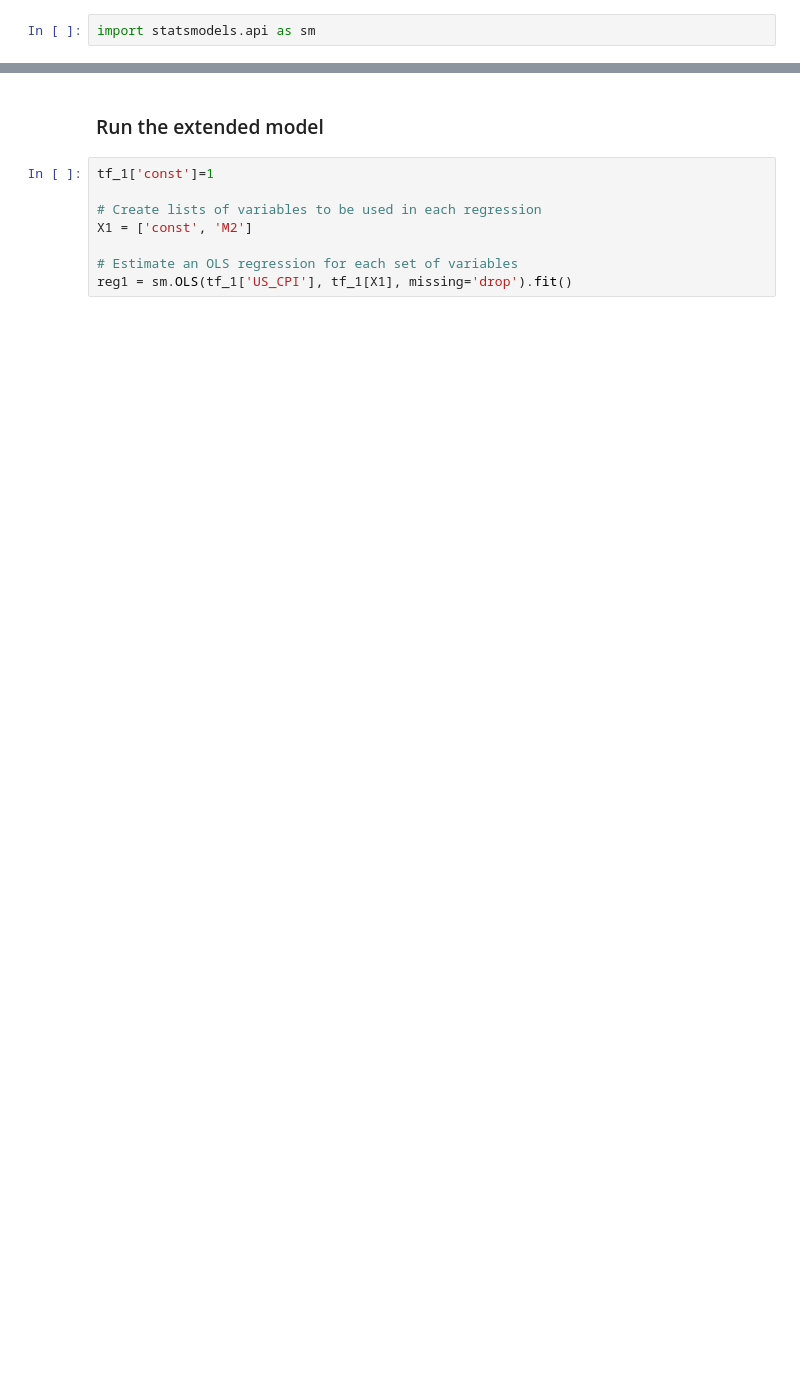
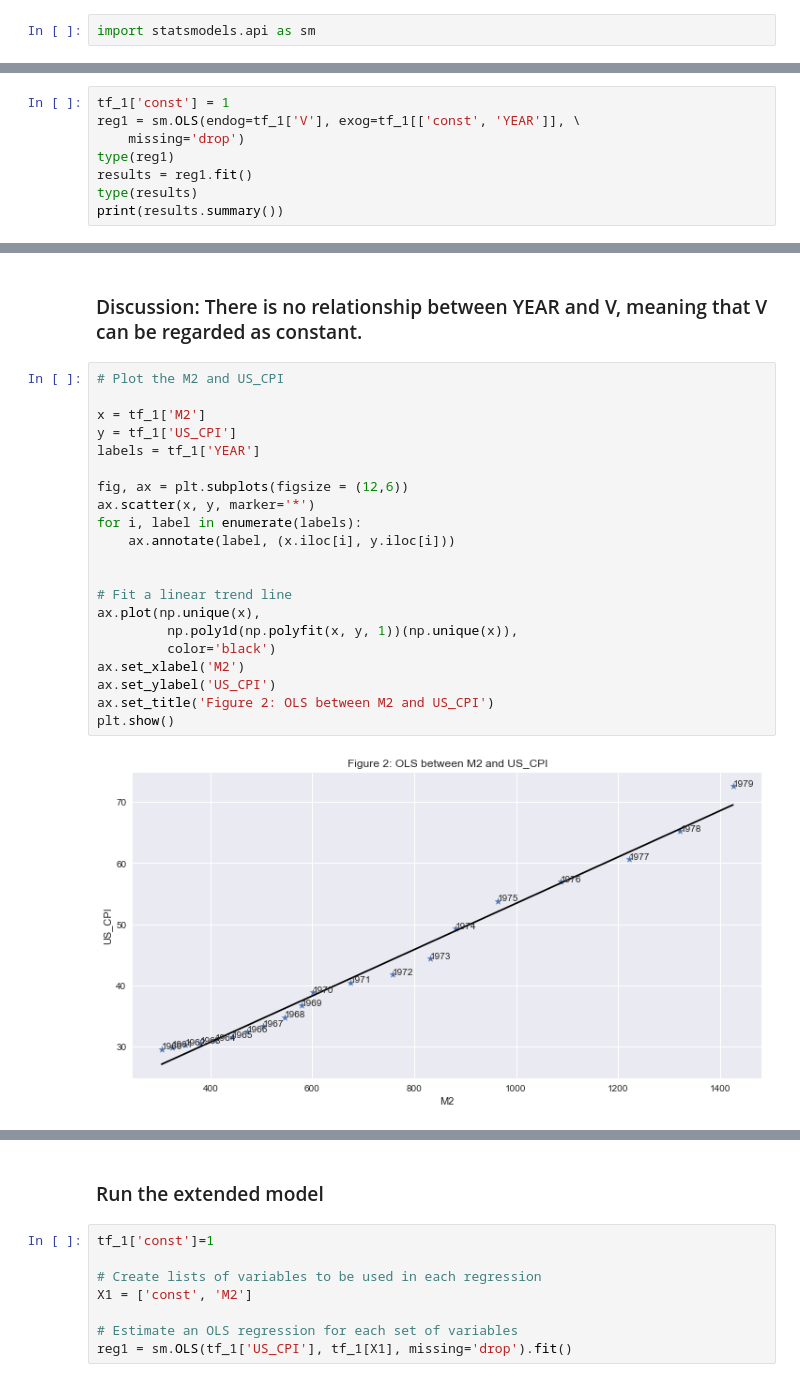
Before and after one commit to jesschow1/project2, a Jupyter notebook: Final Project.ipynb, the cells around one changed output, grey strips where cells are left out. Drawn from its saved outputs; the diff is of its cells as text; blank space fills up the shorter version.

```diff
--- a/Final Project.ipynb
+++ b/Final Project.ipynb
@@ -342,0 +331,8 @@ tf_1
+# %%
+tf_1['const'] = 1
+reg1 = sm.OLS(endog=tf_1['V'], exog=tf_1[['const', 'YEAR']], \
+    missing='drop')
+type(reg1)
+results = reg1.fit()
+type(results)
+print(results.summary())
@@ -342,0 +357,25 @@ tf_1
+# %% [markdown]
+### Discussion: There is no relationship between YEAR and V, meaning that V can be regarded as constant.
+# %%
+# Plot the M2 and US_CPI
+
+x = tf_1['M2']
+y = tf_1['US_CPI']
+labels = tf_1['YEAR']
+
+fig, ax = plt.subplots(figsize = (12,6))
+ax.scatter(x, y, marker='*')
+for i, label in enumerate(labels):
+    ax.annotate(label, (x.iloc[i], y.iloc[i]))
+
+
+# Fit a linear trend line
+ax.plot(np.unique(x),
+         np.poly1d(np.polyfit(x, y, 1))(np.unique(x)),
+         color='black')
+ax.set_xlabel('M2')
+ax.set_ylabel('US_CPI')
+ax.set_title('Figure 2: OLS between M2 and US_CPI')
+plt.show()
+# %% [output]
+[figure, added]
```
Also changed, not shown: parts of 21 cells of this notebook, 1 other file.
